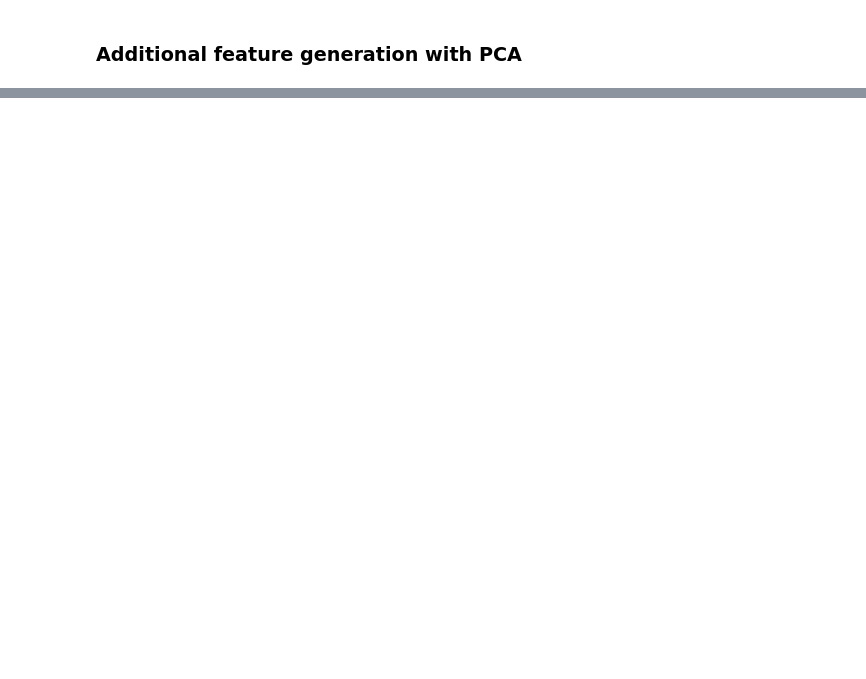
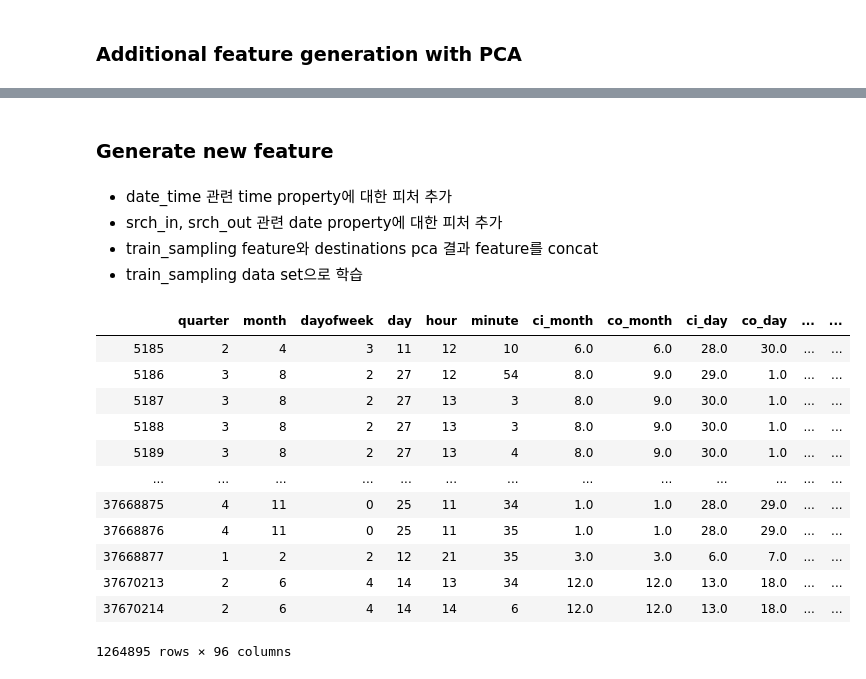
Before and after one commit to znulll/ROWILT, a Jupyter notebook: Kaggle/expedia-hotel-recommendations/expedia_hotel_recommendations.ipynb, the cells around one changed output, grey strips where cells are left out. Drawn from its saved outputs; the diff is of its cells as text; code cells hidden in the pictures; blank space fills up the shorter version.

```diff
--- a/Kaggle/expedia-hotel-recommendations/expedia_hotel_recommendations.ipynb
+++ b/Kaggle/expedia-hotel-recommendations/expedia_hotel_recommendations.ipynb
@@ -502,0 +519,56 @@ destination_compression.head()
+# %% [markdown]
+### Generate new feature
+# %% [markdown]
+- date_time 관련 time property에 대한 피처 추가
+- srch_in, srch_out 관련 date property에 대한 피처 추가
+- train_sampling feature와 destinations pca 결과 feature를 concat
+- train_sampling data set으로 학습
+# %%
+def gen_new_features(train_df):
+    new_features = {}
+
+    # Add time feature of date_time
+    kind_of_time = ["quarter", "month", "dayofweek", "day", "hour", "minute"]
+    for t in kind_of_time:
+        new_features[t] = getattr(train_df["date_time"].dt, t)
+
+    # Add date feature of srch_ci, srch_co &
+    kind_of_date = ["month", "day", "dayofweek", "quarter"]
+    for d in kind_of_date:
+        new_features["ci_{0}".format(d)] = getattr(train_df["srch_ci"].dt, d)
+        new_features["co_{0}".format(d)] = getattr(train_df["srch_co"].dt, d)
+    new_features["duration_of_stay"] = (train_df["srch_co"] - train_df["srch_ci"]).astype('timedelta64[h]')
+
+    # Add others feature
+    column_others = [p for p in train_df.columns if p not in ["date_time", "srch_ci", "srch_co"]]
+    for c in column_others:
+        new_features[c] = train_df[c]
+
+    new_features_df = pd.DataFrame(new_features)
+
+    # Concat destinations features
+    new_features_df = new_features_df.join(destination_compression,
+                                           on="srch_destination_id",
+                                           how='left',
+                                           rsuffix="destination_compression")
+    new_features_df = new_features_df.drop("srch_destination_id", axis=1)
+
+    return new_features_df
+
+train_new_feature = gen_new_features(train_sampling)
+train_new_feature
+# df.fillna(-1, inplace=True)
+# %% [output]
+|  | quarter | month | dayofweek | day | hour | minute | ci_month | co_month | ci_day | co_day | ... | ... |
+| 5185 | 2 | 4 | 3 | 11 | 12 | 10 | 6.0 | 6.0 | 28.0 | 30.0 | ... | ... |
+| 5186 | 3 | 8 | 2 | 27 | 12 | 54 | 8.0 | 9.0 | 29.0 | 1.0 | ... | ... |
+| 5187 | 3 | 8 | 2 | 27 | 13 | 3 | 8.0 | 9.0 | 30.0 | 1.0 | ... | ... |
+| 5188 | 3 | 8 | 2 | 27 | 13 | 3 | 8.0 | 9.0 | 30.0 | 1.0 | ... | ... |
+| 5189 | 3 | 8 | 2 | 27 | 13 | 4 | 8.0 | 9.0 | 30.0 | 1.0 | ... | ... |
+| ... | ... | ... | ... | ... | ... | ... | ... | ... | ... | ... | ... | ... |
+| 37668875 | 4 | 11 | 0 | 25 | 11 | 34 | 1.0 | 1.0 | 28.0 | 29.0 | ... | ... |
+| 37668876 | 4 | 11 | 0 | 25 | 11 | 35 | 1.0 | 1.0 | 28.0 | 29.0 | ... | ... |
+| 37668877 | 1 | 2 | 2 | 12 | 21 | 35 | 3.0 | 3.0 | 6.0 | 7.0 | ... | ... |
+| 37670213 | 2 | 6 | 4 | 14 | 13 | 34 | 12.0 | 12.0 | 13.0 | 18.0 | ... | ... |
+| 37670214 | 2 | 6 | 4 | 14 | 14 | 6 | 12.0 | 12.0 | 13.0 | 18.0 | ... | ... |
+1264895 rows × 96 columns
```
Also changed, not shown: parts of 9 cells of this notebook.
